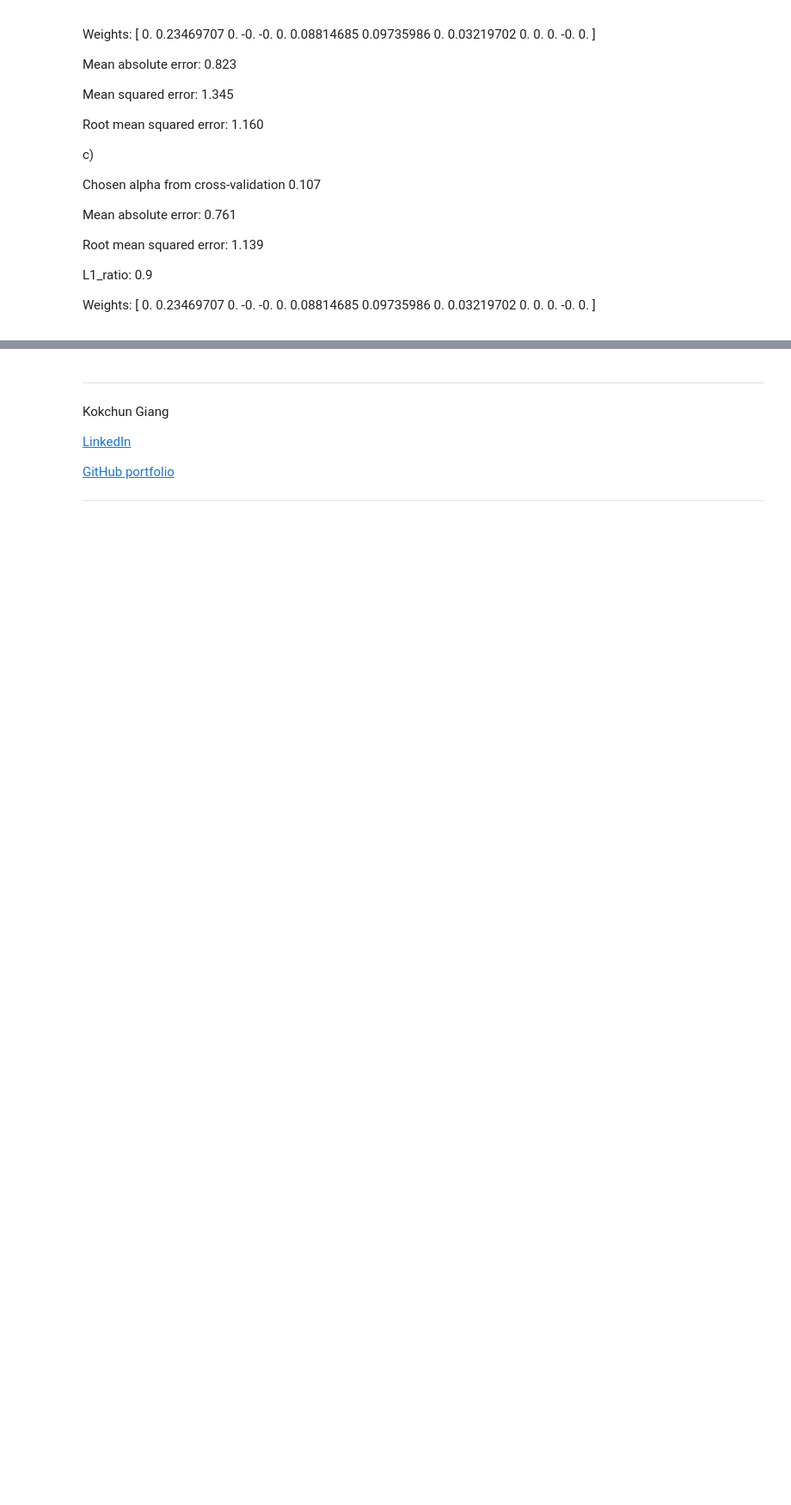
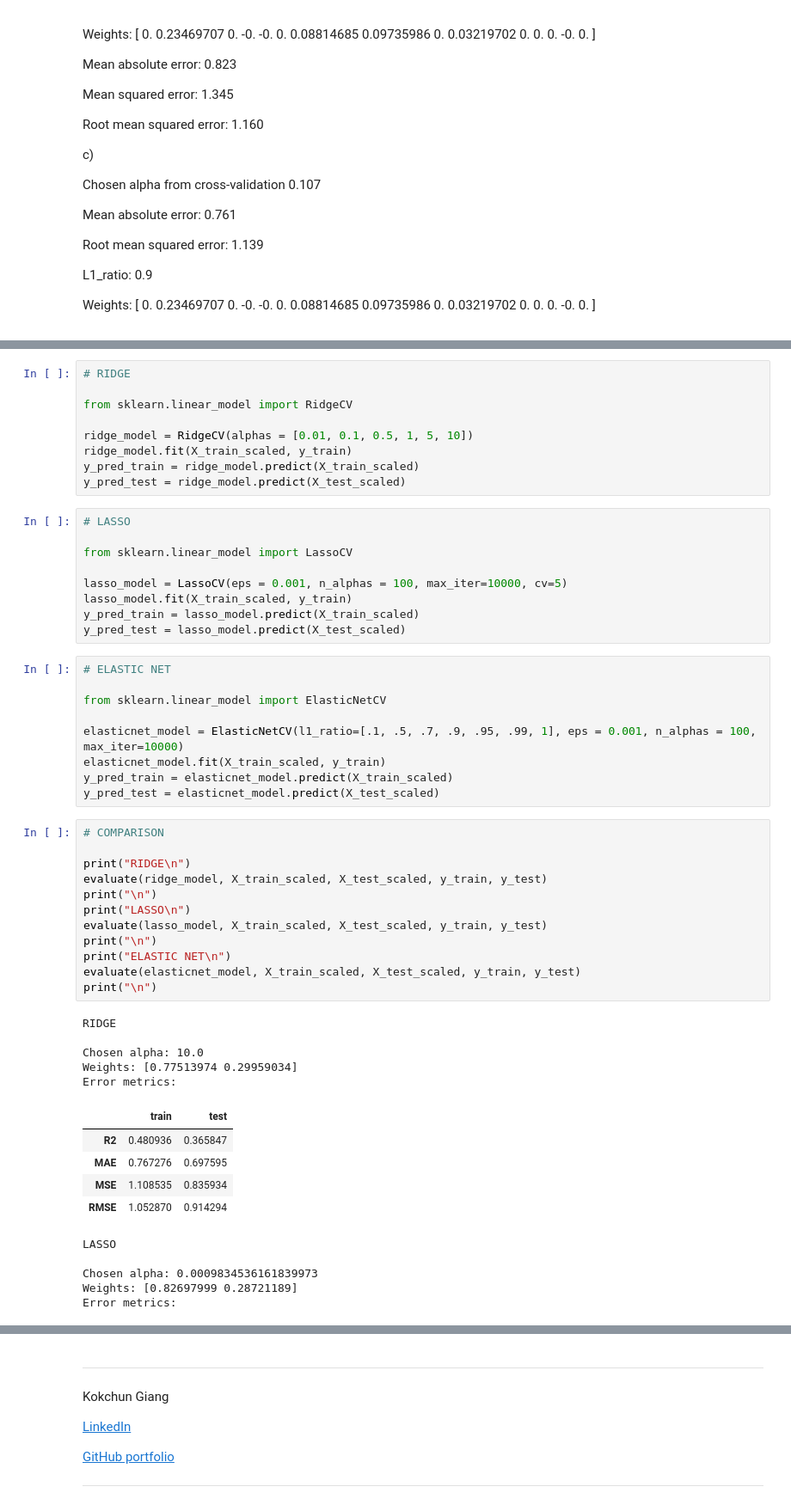
Before and after one commit to AlbotGoodman/machine-learning, a Jupyter notebook: Exercises/E02_overfit_regularization.ipynb, the cells around one changed output, grey strips where cells are left out. Shown at 86% size. Drawn from its saved outputs; the diff is of its cells as text; folded sections open; blank space fills up the shorter version.

```diff
--- a/Exercises/E02_overfit_regularization.ipynb
+++ b/Exercises/E02_overfit_regularization.ipynb
@@ -383,0 +441,55 @@ Weights: [ 0.          0.23469707  0.         -0.         -0.          0.
+# %%
+# RIDGE
+
+from sklearn.linear_model import RidgeCV
+
+ridge_model = RidgeCV(alphas = [0.01, 0.1, 0.5, 1, 5, 10])
+ridge_model.fit(X_train_scaled, y_train)
+y_pred_train = ridge_model.predict(X_train_scaled)
+y_pred_test = ridge_model.predict(X_test_scaled)
+# %%
+# LASSO
+
+from sklearn.linear_model import LassoCV
+
+lasso_model = LassoCV(eps = 0.001, n_alphas = 100, max_iter=10000, cv=5)
+lasso_model.fit(X_train_scaled, y_train)
+y_pred_train = lasso_model.predict(X_train_scaled)
+y_pred_test = lasso_model.predict(X_test_scaled)
+# %%
+# ELASTIC NET
+
+from sklearn.linear_model import ElasticNetCV
+
+elasticnet_model = ElasticNetCV(l1_ratio=[.1, .5, .7, .9, .95, .99, 1], eps = 0.001, n_alphas = 100, max_iter=10000)
+elasticnet_model.fit(X_train_scaled, y_train)
+y_pred_train = elasticnet_model.predict(X_train_scaled)
+y_pred_test = elasticnet_model.predict(X_test_scaled)
+# %%
+# COMPARISON
+
+print("RIDGE\n")
+evaluate(ridge_model, X_train_scaled, X_test_scaled, y_train, y_test)
+print("\n")
+print("LASSO\n")
+evaluate(lasso_model, X_train_scaled, X_test_scaled, y_train, y_test)
+print("\n")
+print("ELASTIC NET\n")
+evaluate(elasticnet_model, X_train_scaled, X_test_scaled, y_train, y_test)
+print("\n")
+# %% [output]
+RIDGE
+
+Chosen alpha: 10.0
+Weights: [0.77513974 0.29959034]
+Error metrics:
+|  | train | test |
+| R2 | 0.480936 | 0.365847 |
+| MAE | 0.767276 | 0.697595 |
+| MSE | 1.108535 | 0.835934 |
+| RMSE | 1.052870 | 0.914294 |
+LASSO
+
+Chosen alpha: 0.0009834536161839973
+Weights: [0.82697999 0.28721189]
+Error metrics:
```
Also changed, not shown: parts of 3 cells of this notebook.
